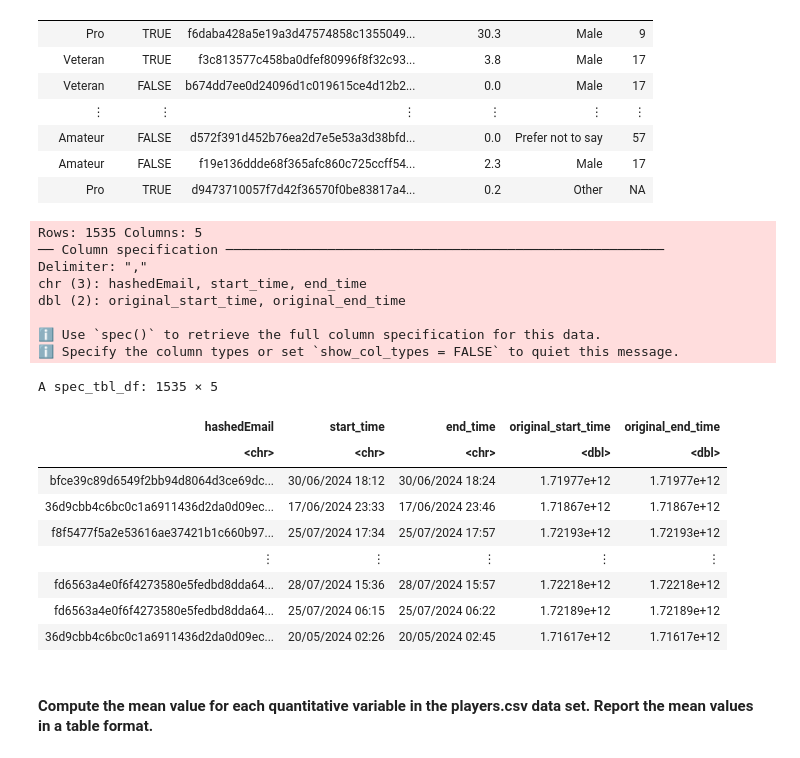
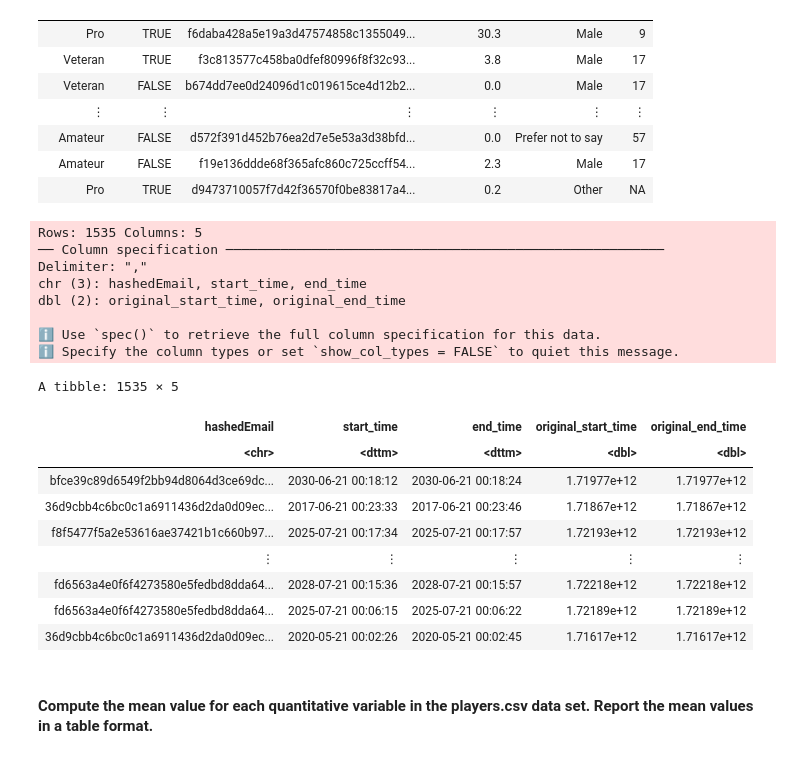
Before and after one commit to RadinAlikhani/dsci100-solo-project, a Jupyter notebook: Individual Project.ipynb, the cells around one changed output. Saved outputs shown, nothing was run; the diff lists cells and outputs as text; code cells hidden in the pictures.

```diff
--- a/Individual Project.ipynb
+++ b/Individual Project.ipynb
@@ -82,27 +112,31 @@ A tibble: 196 × 6
 | Amateur | FALSE | f19e136ddde68f365afc860c725ccff54... | 2.3 | Male | 17 |
 | Pro | TRUE | d9473710057f7d42f36570f0be83817a4... | 0.2 | Other | NA |
 # %%
-sessions<-read_csv("sessions.csv")
+sessions<-read_csv("sessions.csv")|>
+    #separate(col=start_time,into=c("start_date","start_time"),sep=" ")|>
+    #separate(col=end_time,into=c("end_date","end_time"),sep=" ")
+    mutate(start_time=as_datetime(start_time),end_time=as_datetime(end_time))
+
 sessions
 # %% [output]
 Rows: 1535 Columns: 5
 ── Column specification ────────────────────────────────────────────────────────
 Delimiter: ","
 chr (3): hashedEmail, start_time, end_time
 dbl (2): original_start_time, original_end_time
 
 ℹ Use `spec()` to retrieve the full column specification for this data.
 ℹ Specify the column types or set `show_col_types = FALSE` to quiet this message.
-A spec_tbl_df: 1535 × 5
+A tibble: 1535 × 5
 | hashedEmail | start_time | end_time | original_start_time | original_end_time |
-| <chr> | <chr> | <chr> | <dbl> | <dbl> |
-| bfce39c89d6549f2bb94d8064d3ce69dc... | 30/06/2024 18:12 | 30/06/2024 18:24 | 1.71977e+12 | 1.71977e+12 |
-| 36d9cbb4c6bc0c1a6911436d2da0d09ec... | 17/06/2024 23:33 | 17/06/2024 23:46 | 1.71867e+12 | 1.71867e+12 |
-| f8f5477f5a2e53616ae37421b1c660b97... | 25/07/2024 17:34 | 25/07/2024 17:57 | 1.72193e+12 | 1.72193e+12 |
+| <chr> | <dttm> | <dttm> | <dbl> | <dbl> |
+| bfce39c89d6549f2bb94d8064d3ce69dc... | 2030-06-21 00:18:12 | 2030-06-21 00:18:24 | 1.71977e+12 | 1.71977e+12 |
+| 36d9cbb4c6bc0c1a6911436d2da0d09ec... | 2017-06-21 00:23:33 | 2017-06-21 00:23:46 | 1.71867e+12 | 1.71867e+12 |
+| f8f5477f5a2e53616ae37421b1c660b97... | 2025-07-21 00:17:34 | 2025-07-21 00:17:57 | 1.72193e+12 | 1.72193e+12 |
 | ⋮ | ⋮ | ⋮ | ⋮ | ⋮ |
-| fd6563a4e0f6f4273580e5fedbd8dda64... | 28/07/2024 15:36 | 28/07/2024 15:57 | 1.72218e+12 | 1.72218e+12 |
-| fd6563a4e0f6f4273580e5fedbd8dda64... | 25/07/2024 06:15 | 25/07/2024 06:22 | 1.72189e+12 | 1.72189e+12 |
-| 36d9cbb4c6bc0c1a6911436d2da0d09ec... | 20/05/2024 02:26 | 20/05/2024 02:45 | 1.71617e+12 | 1.71617e+12 |
+| fd6563a4e0f6f4273580e5fedbd8dda64... | 2028-07-21 00:15:36 | 2028-07-21 00:15:57 | 1.72218e+12 | 1.72218e+12 |
+| fd6563a4e0f6f4273580e5fedbd8dda64... | 2025-07-21 00:06:15 | 2025-07-21 00:06:22 | 1.72189e+12 | 1.72189e+12 |
+| 36d9cbb4c6bc0c1a6911436d2da0d09ec... | 2020-05-21 00:02:26 | 2020-05-21 00:02:45 | 1.71617e+12 | 1.71617e+12 |
 # %% [markdown]
 #### Compute the mean value for each quantitative variable in the players.csv data set. Report the mean values in a table format.
 # %%
```
Also changed, not shown: parts of 7 cells of this notebook.
